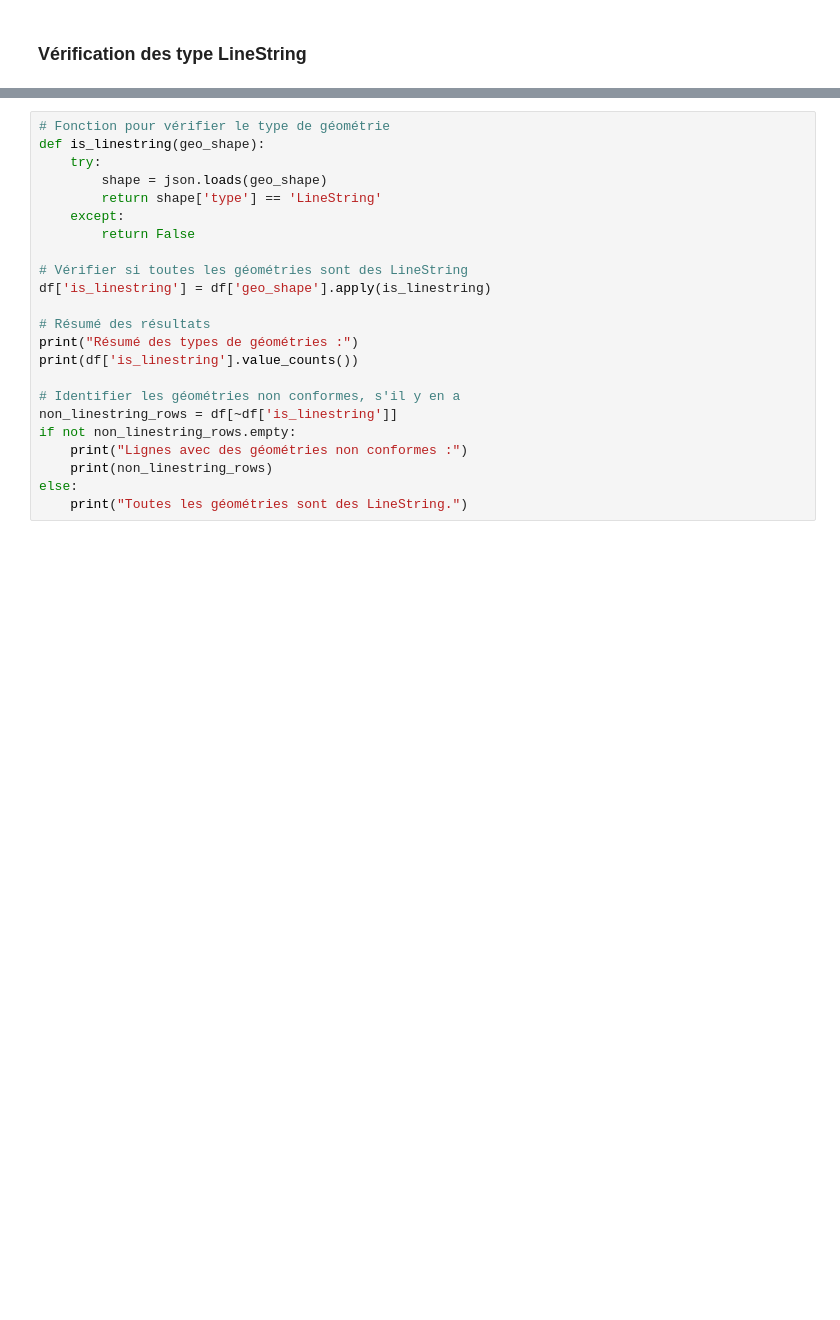
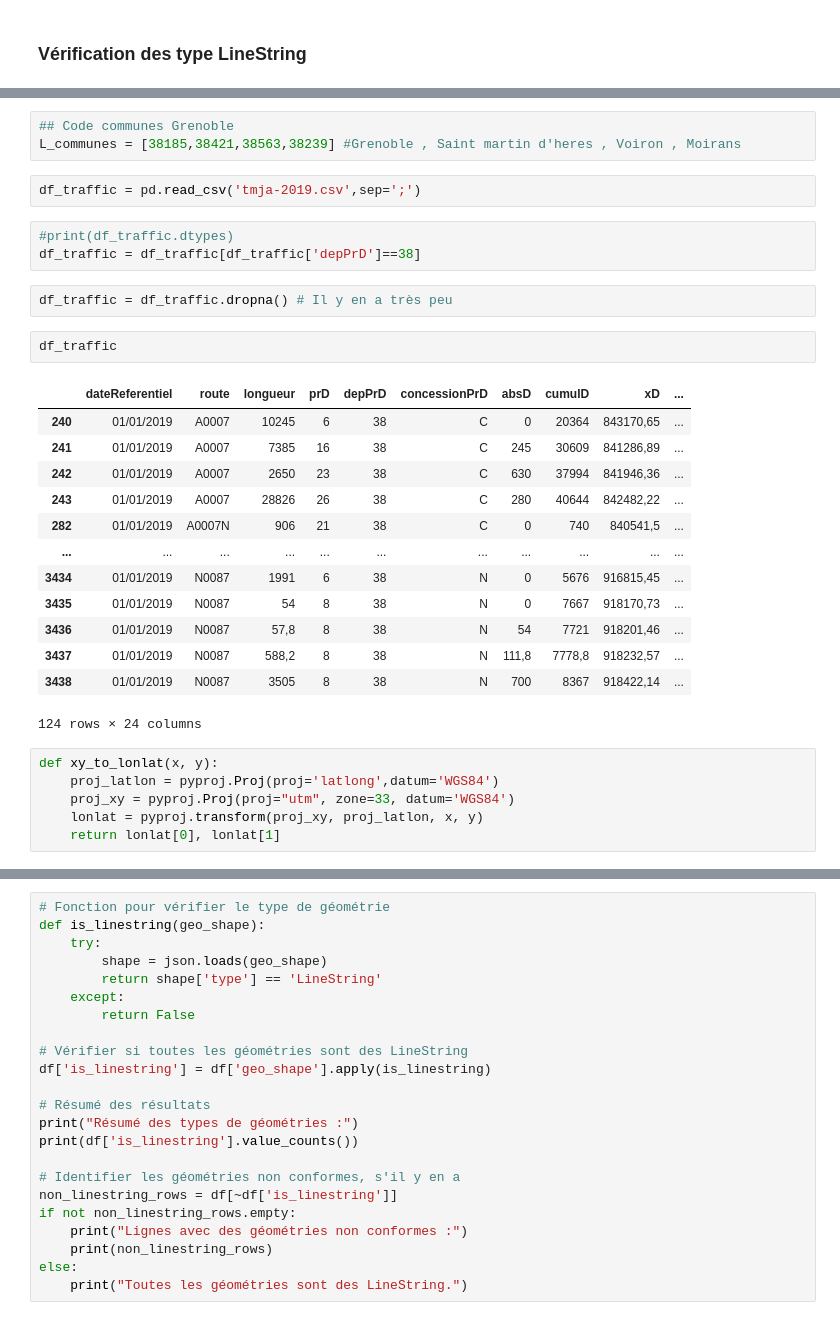
Before and after one commit to Flotauv/Projet_Data_Innovant-, a Jupyter notebook: Projet_FLO.ipynb, the cells around one changed output, grey strips where cells are left out. Saved outputs shown, nothing was run; the diff lists cells and outputs as text; blank space fills up the shorter version.

```diff
--- a/Projet_FLO.ipynb
+++ b/Projet_FLO.ipynb
@@ -200,0 +264,32 @@ df.head()
+# %%
+## Code communes Grenoble
+L_communes = [38185,38421,38563,38239] #Grenoble , Saint martin d'heres , Voiron , Moirans
+# %%
+df_traffic = pd.read_csv('tmja-2019.csv',sep=';')
+# %%
+#print(df_traffic.dtypes)
+df_traffic = df_traffic[df_traffic['depPrD']==38]
+# %%
+df_traffic = df_traffic.dropna() # Il y en a très peu
+# %%
+df_traffic
+# %% [output]
+|  | dateReferentiel | route | longueur | prD | depPrD | concessionPrD | absD | cumulD | xD | ... |
+| 240 | 01/01/2019 | A0007 | 10245 | 6 | 38 | C | 0 | 20364 | 843170,65 | ... |
+| 241 | 01/01/2019 | A0007 | 7385 | 16 | 38 | C | 245 | 30609 | 841286,89 | ... |
+| 242 | 01/01/2019 | A0007 | 2650 | 23 | 38 | C | 630 | 37994 | 841946,36 | ... |
+| 243 | 01/01/2019 | A0007 | 28826 | 26 | 38 | C | 280 | 40644 | 842482,22 | ... |
+| 282 | 01/01/2019 | A0007N | 906 | 21 | 38 | C | 0 | 740 | 840541,5 | ... |
+| ... | ... | ... | ... | ... | ... | ... | ... | ... | ... | ... |
+| 3434 | 01/01/2019 | N0087 | 1991 | 6 | 38 | N | 0 | 5676 | 916815,45 | ... |
+| 3435 | 01/01/2019 | N0087 | 54 | 8 | 38 | N | 0 | 7667 | 918170,73 | ... |
+| 3436 | 01/01/2019 | N0087 | 57,8 | 8 | 38 | N | 54 | 7721 | 918201,46 | ... |
+| 3437 | 01/01/2019 | N0087 | 588,2 | 8 | 38 | N | 111,8 | 7778,8 | 918232,57 | ... |
+| 3438 | 01/01/2019 | N0087 | 3505 | 8 | 38 | N | 700 | 8367 | 918422,14 | ... |
+124 rows × 24 columns
+# %%
+def xy_to_lonlat(x, y):
+    proj_latlon = pyproj.Proj(proj='latlong',datum='WGS84')
+    proj_xy = pyproj.Proj(proj="utm", zone=33, datum='WGS84')
+    lonlat = pyproj.transform(proj_xy, proj_latlon, x, y)
+    return lonlat[0], lonlat[1]
```
Also changed, not shown: parts of 36 cells of this notebook, 6 other files.
